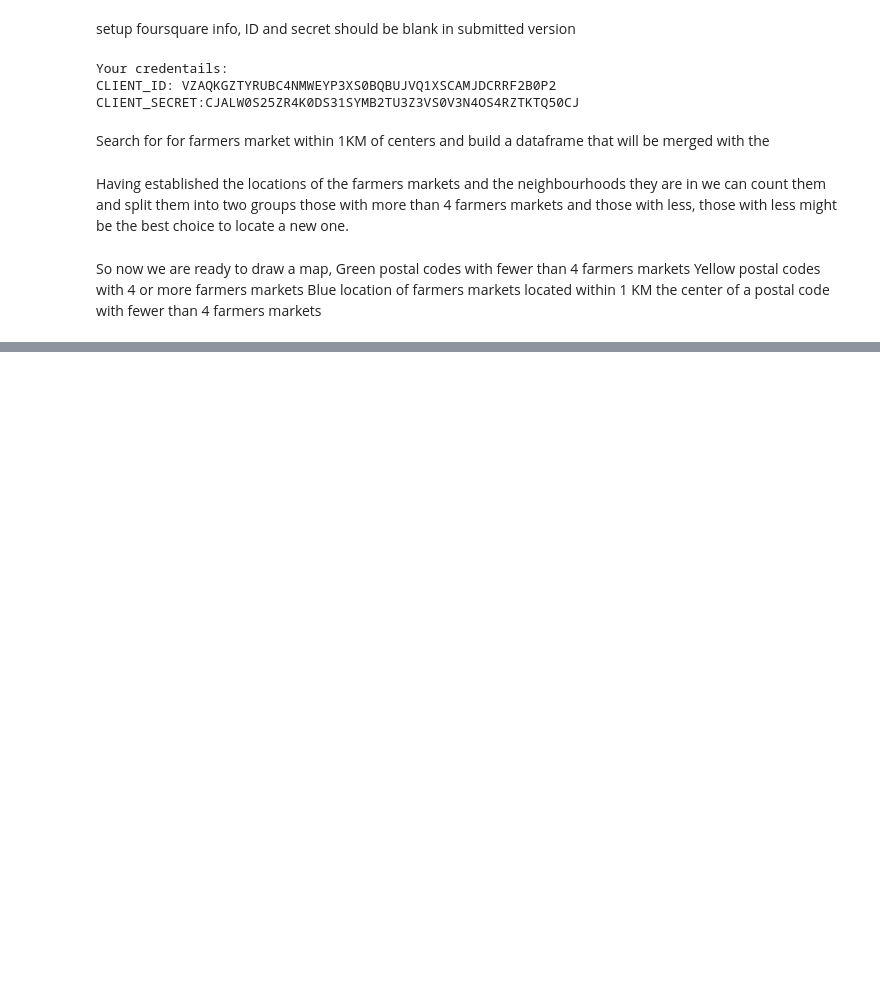
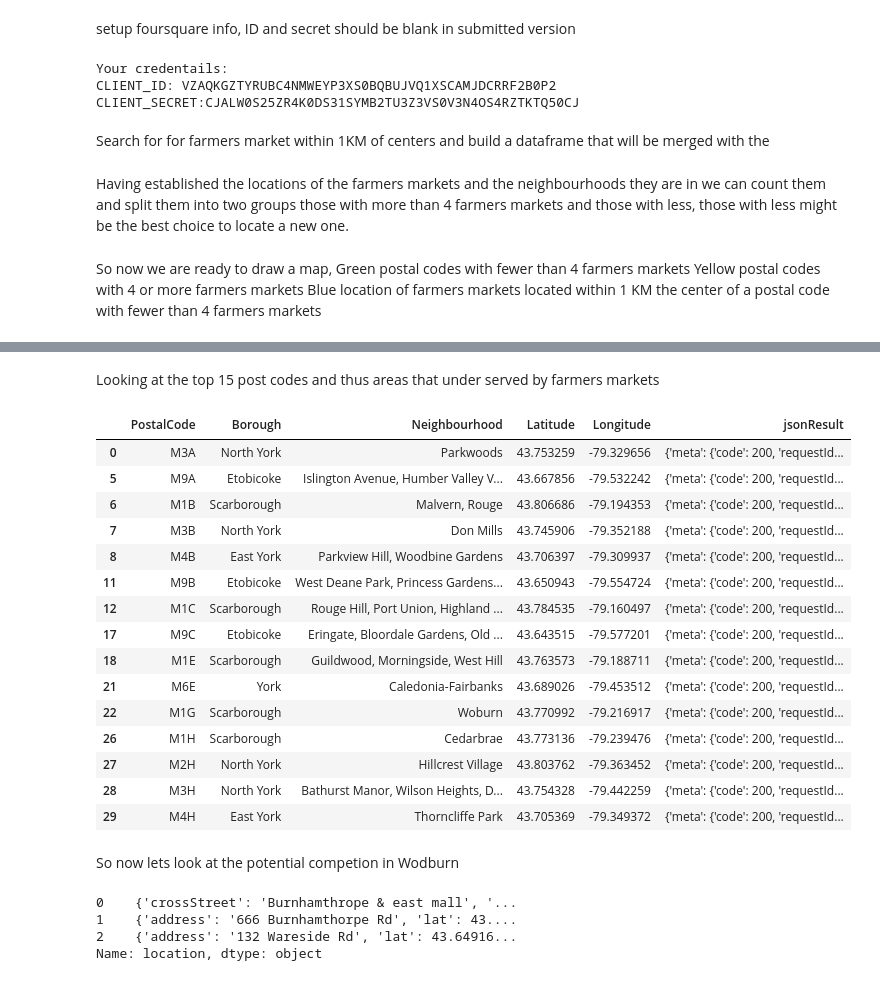
Before and after one commit to edwardsihler/Coursera_Capstone, a Jupyter notebook: IBM_Applied_Data_Ccience_Capstone_week3_PeerGraded_part3.ipynb, the cells around one changed output, grey strips where cells are left out. Saved outputs shown, nothing was run; the diff lists cells and outputs as text; code cells hidden in the pictures; blank space fills up the shorter version.

```diff
--- a/IBM_Applied_Data_Ccience_Capstone_week3_PeerGraded_part3.ipynb
+++ b/IBM_Applied_Data_Ccience_Capstone_week3_PeerGraded_part3.ipynb
@@ -202,3 +202,35 @@ for row in df_PossibleComp.itertuples(index=True, name='Pandas'):
 venues_map
 # %% [output]
 [interactive output not drawn]
+# %% [markdown]
+Looking at the top 15 post codes and thus areas that under served by farmers markets
+# %%
+postDropFew.head(15)
+# %% [output]
+|  | PostalCode | Borough | Neighbourhood | Latitude | Longitude | jsonResult |
+| 0 | M3A | North York | Parkwoods | 43.753259 | -79.329656 | {'meta': {'code': 200, 'requestId... |
+| 5 | M9A | Etobicoke | Islington Avenue, Humber Valley V... | 43.667856 | -79.532242 | {'meta': {'code': 200, 'requestId... |
+| 6 | M1B | Scarborough | Malvern, Rouge | 43.806686 | -79.194353 | {'meta': {'code': 200, 'requestId... |
+| 7 | M3B | North York | Don Mills | 43.745906 | -79.352188 | {'meta': {'code': 200, 'requestId... |
+| 8 | M4B | East York | Parkview Hill, Woodbine Gardens | 43.706397 | -79.309937 | {'meta': {'code': 200, 'requestId... |
+| 11 | M9B | Etobicoke | West Deane Park, Princess Gardens... | 43.650943 | -79.554724 | {'meta': {'code': 200, 'requestId... |
+| 12 | M1C | Scarborough | Rouge Hill, Port Union, Highland ... | 43.784535 | -79.160497 | {'meta': {'code': 200, 'requestId... |
+| 17 | M9C | Etobicoke | Eringate, Bloordale Gardens, Old ... | 43.643515 | -79.577201 | {'meta': {'code': 200, 'requestId... |
+| 18 | M1E | Scarborough | Guildwood, Morningside, West Hill | 43.763573 | -79.188711 | {'meta': {'code': 200, 'requestId... |
+| 21 | M6E | York | Caledonia-Fairbanks | 43.689026 | -79.453512 | {'meta': {'code': 200, 'requestId... |
+| 22 | M1G | Scarborough | Woburn | 43.770992 | -79.216917 | {'meta': {'code': 200, 'requestId... |
+| 26 | M1H | Scarborough | Cedarbrae | 43.773136 | -79.239476 | {'meta': {'code': 200, 'requestId... |
+| 27 | M2H | North York | Hillcrest Village | 43.803762 | -79.363452 | {'meta': {'code': 200, 'requestId... |
+| 28 | M3H | North York | Bathurst Manor, Wilson Heights, D... | 43.754328 | -79.442259 | {'meta': {'code': 200, 'requestId... |
+| 29 | M4H | East York | Thorncliffe Park | 43.705369 | -79.349372 | {'meta': {'code': 200, 'requestId... |
+# %% [markdown]
+So now lets look at the potential competion in Wodburn
+# %%
+venues = df_PossibleComp.iloc[7]
+df_v = pd.DataFrame(venues['jsonResult']['response']['venues'])
+df_v.location
+# %% [output]
+0    {'crossStreet': 'Burnhamthrope & east mall', '...
+1    {'address': '666 Burnhamthorpe Rd', 'lat': 43....
+2    {'address': '132 Wareside Rd', 'lat': 43.64916...
+Name: location, dtype: object
```
